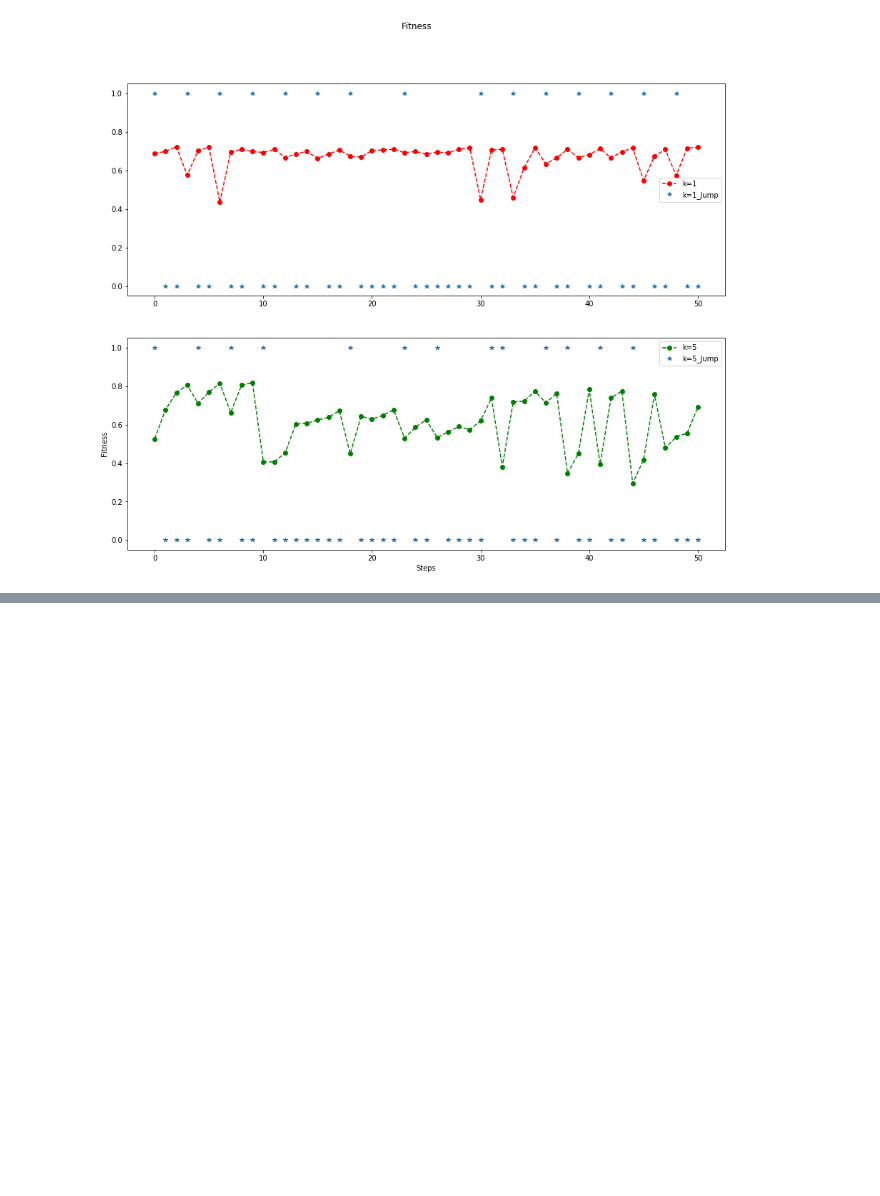
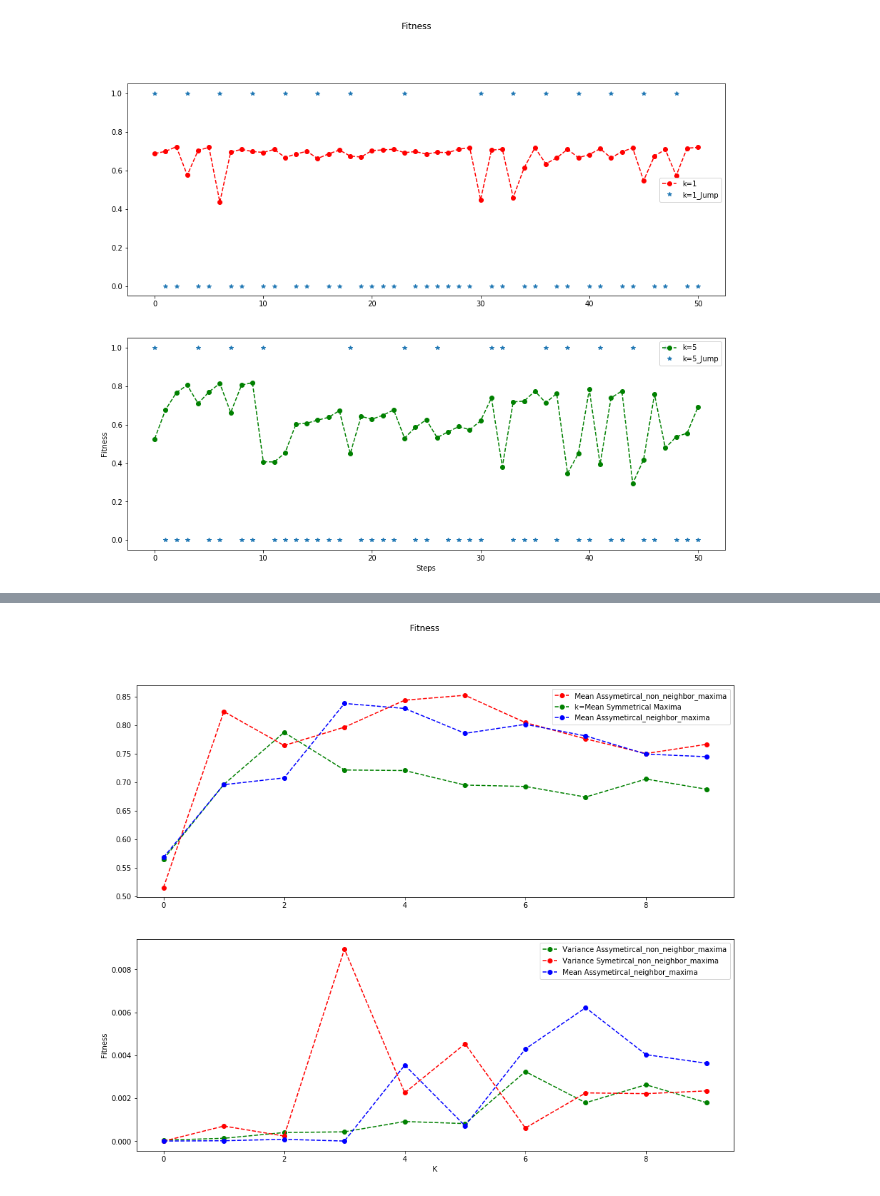
Before and after one commit to atwel/landscapes, a Jupyter notebook: model_code/Dirichlet_exploration.ipynb, the cells around one changed output, grey strips where cells are left out. Saved outputs shown, nothing was run; the diff lists cells and outputs as text; code cells hidden in the pictures; blank space fills up the shorter version.

Commit message:
Update_Getting_Search_Data

```diff
--- a/model_code/Dirichlet_exploration.ipynb
+++ b/model_code/Dirichlet_exploration.ipynb
@@ -701,7 +705,6 @@ def get_iterated_search_walk_dirichlet(Landscape,Neighbor_Distance,Step_Size,Ite
     #record jumps down
     Jump_Down_history=[1]
 
-    #fit =
     for j in range(Iterations):
         weights = our_dirichlet.rvs()[0]
 
@@ -725,6 +728,8 @@ def get_iterated_search_walk_dirichlet(Landscape,Neighbor_Distance,Step_Size,Ite
             #Append to fitness data
         fit = sum(Landscape.loc["".join([str(i) for i in Position])].fitness*weights)
         FitnessHistory.append(fit)
+        if j%300 ==1:
+            print(j)
     return(FitnessHistory,Jump_Down_history)
 # %%
 N,K=10,1
@@ -781,0 +791,9 @@ return sum([i*j for i,j in zip(bits,weights)])
+# %%
+#The jumps are recorded after the maxima as one
+def get_maxima(Runs,Jumps):
+    #Get index location of jumps (not including the starting position) and subtract by one, thats a maxima
+    index_pos_list = [ i-1 for i in range(1,len(Jumps)) if Jumps[i] == 1 ]
+    Runs=np.array(Runs)
+    Maximas = np.array(Runs[index_pos_list])
+    return(Maximas)
+    #Get those index locations in the runs
@@ -781,0 +924,6 @@ return sum([i*j for i,j in zip(bits,weights)])
+# %%
+Maximas_Symmetrical=[get_maxima(Symmetrical_Runs[k],Symmetrical_Jumps[k]) for k in range(10)]
+Maximas_Aymmetrical_Non_neighbor=[get_maxima(asymmetrical_nonneighbor_Runs[k],asymmetrical_nonneighbor_Jumps[k]) for k in range(10)]
+Maximas_Aymmetrical_neighbor=[get_maxima(asymmetrical_neighbor_Runs[k],asymmetrical_neighbor_Jumps[k]) for k in range(10)]
+
+#Maximas_Symmetrical=[get_maxima(Symmetrical_Runs[k],Symmetrical_Jumps[k]) for k in range(10)]
@@ -781,0 +945,30 @@ return sum([i*j for i,j in zip(bits,weights)])
+# %%
+
+
+##plot the data
+fig, (ax1,ax2) = plt.subplots(2)
+fig.suptitle("Fitness")
+
+ax1.plot(([sum(row)/len(row) for row in Maximas_Aymmetrical_Non_neighbor]),'r--o',label='Mean Assymetircal_non_neighbor_maxima')
+ax1.plot(([sum(row)/len(row) for row in Maximas_Symmetrical]),'g--o',label='k=Mean Symmetrical Maxima')
+ax1.plot(([sum(row)/len(row) for row in Maximas_Aymmetrical_neighbor]),'b--o',label='Mean Assymetircal_neighbor_maxima')
+
+
+ax1.legend()
+ax2.plot(([np.var(row) for row in Maximas_Symmetrical]),'g--o',label='Variance Assymetircal_non_neighbor_maxima')
+ax2.plot(([np.var(row) for row in Maximas_Aymmetrical_Non_neighbor]),'r--o',label='Variance Symetircal_non_neighbor_maxima')
+ax2.plot(([np.var(row) for row in Maximas_Aymmetrical_neighbor]),'b--o',label='Mean Assymetircal_neighbor_maxima')
+
+ax2.legend()
+
+
+
+fig.set_figheight(12)
+fig.set_figwidth(15)
+
+plt.xlabel('K')
+plt.ylabel('Fitness')
+plt.show()
+fig.savefig('Plot_Iterated_Hill_Climbs.png')
+# %% [output]
+[figure, added]
```
Also changed, not shown: parts of 16 cells of this notebook, 2 other files.
